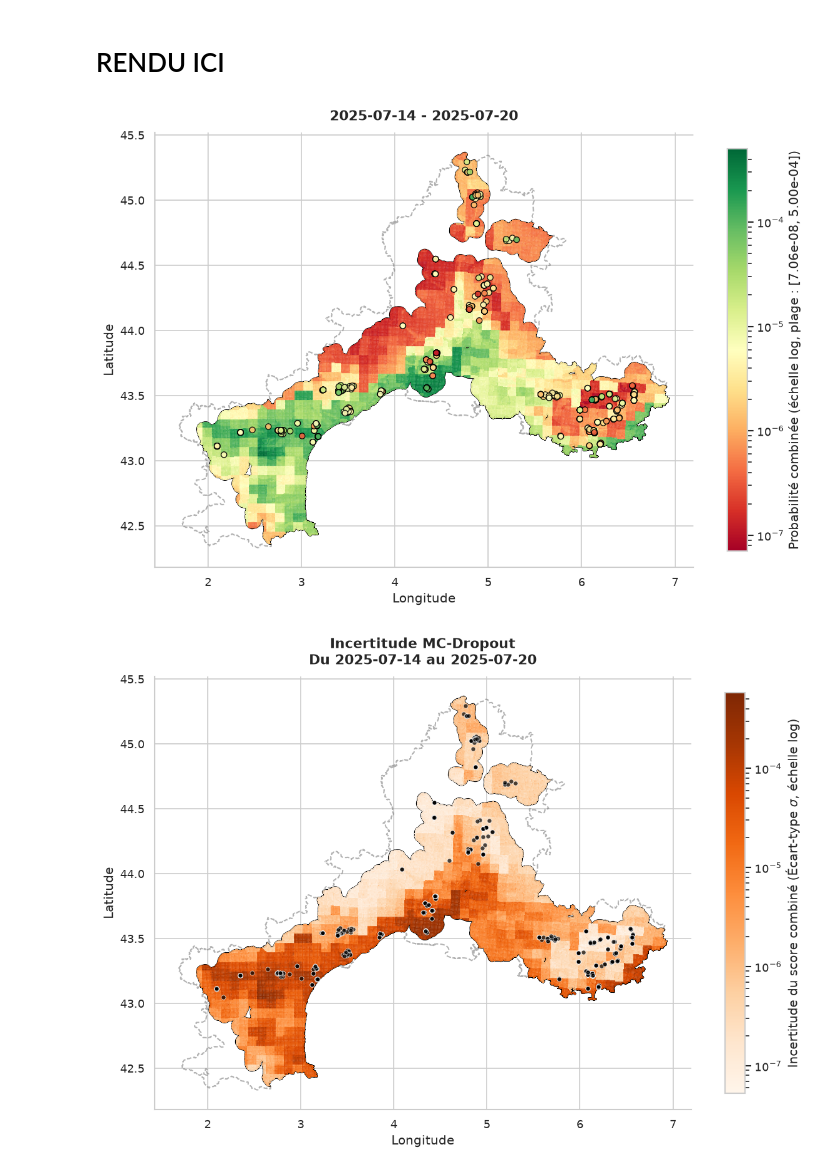
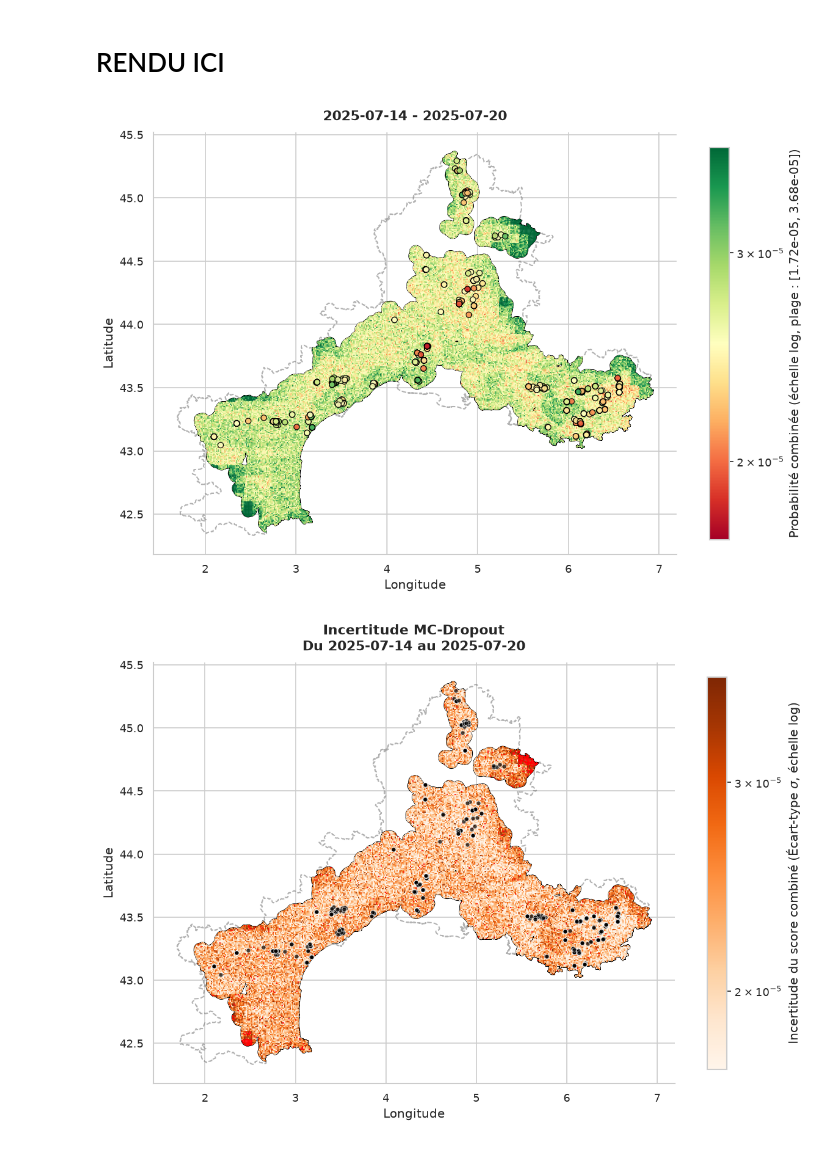
Before and after one commit to tjuillac-cmd/deep-ApexVigne, a Jupyter notebook: model_apex8.ipynb, the cells around one changed output. Cells and saved outputs as stored; diff of their text form; code cells hidden in the pictures.

```diff
--- a/model_apex8.ipynb
+++ b/model_apex8.ipynb
@@ -87,7 +88,7 @@ print(f"{df.shape[0]:,} observations × {df.shape[1]} columns")
 # %% [markdown]
 ## 1.2 Choix du type de modèle et de la date
 # %%
-MODEL_TAG = "classique"
+MODEL_TAG = "degrade"
 date_debut_str = "2025-07-14"
 # %% [markdown]
 ## 1.3 Filtre par date
@@ -240,18 +241,18 @@ year = pd.to_datetime(date_debut_str).year
 df_safran = pd.read_csv(f"data/cov/cov_siclima_{year}.csv", engine='python')
 df_safran = df_safran.set_index("cell")  # indexation par cell pour accès rapide
 
-# Définition des covariables SAFRAN à utiliser selon le modèle choisi
+# Liste complète, dans le même ordre que le vecteur brut du CSV
+FULL_SAFRAN_NAMES = ["dli_q", "t_q", "co2", "drainc_q", "pe_q", "preliq_q",
+                      "wg_racine_q", "tsup_h_q", "tinf_h_q", "etp_q",
+                      "evap_q", "hu_q", "runc_q", "swi_q", "q_q"]
+
+# Définition des variables à exclure selon le modèle choisi
 if MODEL_TAG == "classique":
-    EXCLUDED_NAMES = ["co2", "pe_q","preliq_q", "etppm"] # non utilisées dans tous les cas
-    ALL_SAFRAN_NAMES = ["dli_q", "t_q", "co2", "drainc_q", "pe_q", "preliq_q",
-                        "wg_racine_q", "tsup_h_q", "tinf_h_q", "etp_q",
-                        "evap_q", "hu_q", "runc_q", "swi_q", "q_q"]
+    EXCLUDED_NAMES = ["co2", "pe_q", "preliq_q", "etppm"]  # non utilisées dans tous les cas
 elif MODEL_TAG == "degrade":
-    EXCLUDED_NAMES = ["dli_q", "co2", "drainc_q", "pe_q", "preliq_q",
-                        "wg_racine_q", "etp_q", "etppm",
-                        "evap_q", "hu_q", "runc_q", "swi_q", "q_q"]
-    ALL_SAFRAN_NAMES = ["t_q", "tsup_h_q", "tinf_h_q"]
+    EXCLUDED_NAMES = [name for name in FULL_SAFRAN_NAMES if name not in ("t_q", "tsup_h_q", "tinf_h_q")]
 
+ALL_SAFRAN_NAMES = FULL_SAFRAN_NAMES  # toujours la liste complète : les indices doivent matcher le CSV brut
 KEEP_INDICES = [i for i, name in enumerate(ALL_SAFRAN_NAMES) if name not in EXCLUDED_NAMES]
 KEEP_NAMES   = [name for name in ALL_SAFRAN_NAMES if name not in EXCLUDED_NAMES]
 N_COV_SAFRAN = len(KEEP_INDICES)
@@ -274,5 +275,6 @@ SAFRAN_values = np.array([
 ], dtype=np.float32)
 
 print("Données SAFRAN extraites avec succès pour la semaine du :", date_debut_str)
+print(f"   Covariables SAFRAN retenues ({N_COV_SAFRAN}) : {KEEP_NAMES}")
 # %% [output]
 Données SAFRAN extraites avec succès pour la semaine du : 2025-07-14
@@ -1134,15 +1132,12 @@ study_zone_bg_wgs = study_zone_bg.to_crs("EPSG:4326")
 df_zone_wgs = df_zone.to_crs("EPSG:4326").copy()
 
 # Bornes pour l'échelle logarithmique (LogNorm exige des valeurs strictement > 0)
-valid_scores = grid_pred["proba"].dropna()
-valid_scores_pos = valid_scores[valid_scores > 0]
-v_min_score = valid_scores_pos.min()
-v_max_score = valid_scores_pos.max()
+with open("bornes_couleurs_reference.json") as f:
+    bornes_ref = json.load(f)
 
-valid_stds = grid_pred["std_incertitude"].dropna()
-valid_stds_pos = valid_stds[valid_stds > 0]
-v_min_std = valid_stds_pos.min()
-v_max_std = valid_stds_pos.max()
+bornes_tag = bornes_ref[MODEL_TAG]
+v_min_score = bornes_tag["v_min_score"]
+v_max_score = bornes_tag["v_max_score"]
 
 cmap_incertitude = plt.colormaps["Oranges"].copy()
 cmap_incertitude.set_over("red")
@@ -1231,41 +1226,41 @@ grid_pred.dropna(subset=["std_incertitude"]).plot(
     cmap=cmap_incertitude,
     legend=True,
     alpha=0.85,
-    norm=LogNorm(vmin=v_min_std, vmax=v_max_std),
+    norm=LogNorm(vmin=v_min_score, vmax=v_max_score),
     edgecolor="none",       # supprime le contour de chaque maille
     antialiased=False,      # évite le liseré blanc à l'anti-aliasing
     legend_kwds={
         "label": "Incertitude du score combiné (Écart-type $\\sigma$, échelle log)",
         "shrink": 0.7,
     },
 )
 
 df_zone_wgs.plot(
     ax=ax2,
     color="black",
     markersize=18,
     edgecolor="white",
     linewidth=0.5,
     alpha=0.7,
     legend=False,
 )
 
 ax2.set_title(
     f"Incertitude MC-Dropout\nDu {date_debut_str} au {date_fin_str}",
     fontsize=13,
     fontweight="bold",
     pad=12,
 )
 ax2.set_xlabel("Longitude")
 ax2.set_ylabel("Latitude")
 ax2.spines["top"].set_visible(False)
 ax2.spines["right"].set_visible(False)
 
 plt.tight_layout()
 plt.show()
 # %% [output]
-[figure, old version]
+[figure, new version]
-[figure, old version]
+[figure, new version]
 # %%
 # ==============================================================================
 # RÉSUMÉ TABULÉ : Nb d'observations, nb de cellules observées, Kendall tau et AUC-ROC par fold
```
Also changed, not shown: parts of 14 cells of this notebook, 2 other files.
